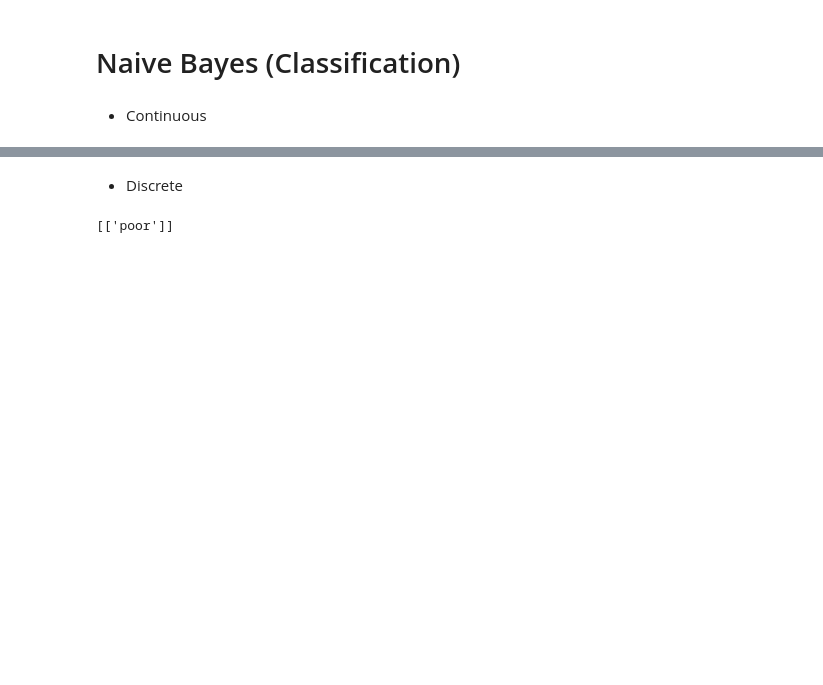
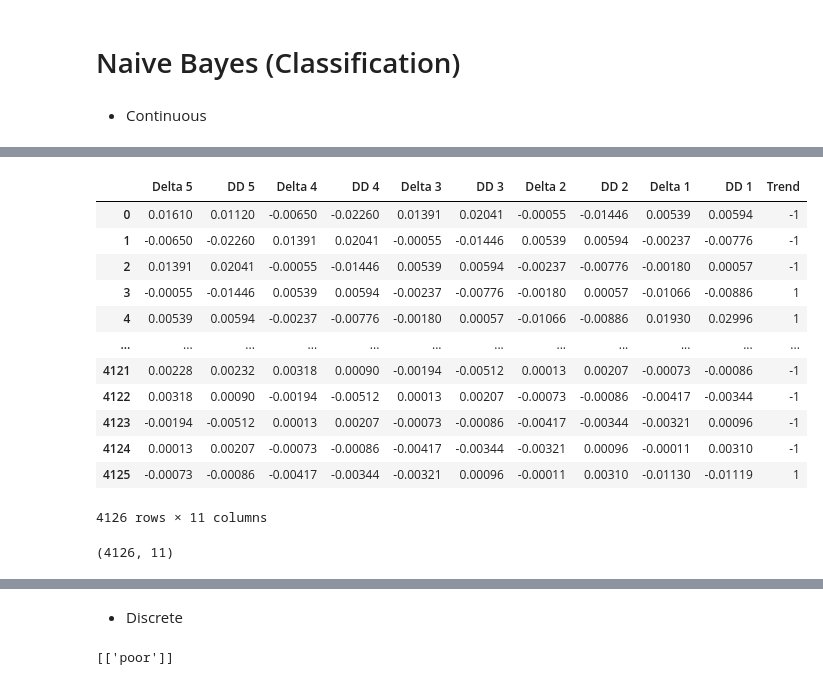
Before and after one commit to RTae/AI102, a Jupyter notebook: week2/AI102_Week2_3.ipynb, the cells around one changed output, grey strips where cells are left out. Cells and saved outputs as stored; diff of their text form; code cells hidden in the pictures; blank space fills up the shorter version.

Commit message:
Add Continuous Data for Native bayse

```diff
--- a/week2/AI102_Week2_3.ipynb
+++ b/week2/AI102_Week2_3.ipynb
@@ -6,0 +76,18 @@
+# %%
+Data = pd.read_excel('EURUSD.xlsx', usecols = 'AN:AX', skiprows = range(1, 7))
+# %%
+Data
+# %% [output]
+|  | Delta 5 | DD 5 | Delta 4 | DD 4 | Delta 3 | DD 3 | Delta 2 | DD 2 | Delta 1 | DD 1 | Trend |
+| 0 | 0.01610 | 0.01120 | -0.00650 | -0.02260 | 0.01391 | 0.02041 | -0.00055 | -0.01446 | 0.00539 | 0.00594 | -1 |
+| 1 | -0.00650 | -0.02260 | 0.01391 | 0.02041 | -0.00055 | -0.01446 | 0.00539 | 0.00594 | -0.00237 | -0.00776 | -1 |
+| 2 | 0.01391 | 0.02041 | -0.00055 | -0.01446 | 0.00539 | 0.00594 | -0.00237 | -0.00776 | -0.00180 | 0.00057 | -1 |
+| 3 | -0.00055 | -0.01446 | 0.00539 | 0.00594 | -0.00237 | -0.00776 | -0.00180 | 0.00057 | -0.01066 | -0.00886 | 1 |
+| 4 | 0.00539 | 0.00594 | -0.00237 | -0.00776 | -0.00180 | 0.00057 | -0.01066 | -0.00886 | 0.01930 | 0.02996 | 1 |
+| ... | ... | ... | ... | ... | ... | ... | ... | ... | ... | ... | ... |
+| 4121 | 0.00228 | 0.00232 | 0.00318 | 0.00090 | -0.00194 | -0.00512 | 0.00013 | 0.00207 | -0.00073 | -0.00086 | -1 |
+| 4122 | 0.00318 | 0.00090 | -0.00194 | -0.00512 | 0.00013 | 0.00207 | -0.00073 | -0.00086 | -0.00417 | -0.00344 | -1 |
+| 4123 | -0.00194 | -0.00512 | 0.00013 | 0.00207 | -0.00073 | -0.00086 | -0.00417 | -0.00344 | -0.00321 | 0.00096 | -1 |
+| 4124 | 0.00013 | 0.00207 | -0.00073 | -0.00086 | -0.00417 | -0.00344 | -0.00321 | 0.00096 | -0.00011 | 0.00310 | -1 |
+| 4125 | -0.00073 | -0.00086 | -0.00417 | -0.00344 | -0.00321 | 0.00096 | -0.00011 | 0.00310 | -0.01130 | -0.01119 | 1 |
+4126 rows × 11 columns
@@ -6,0 +96,4 @@
+# %%
+DataMatrix.shape
+# %% [output]
+(4126, 11)
```
Also changed, not shown: parts of 31 cells of this notebook.
